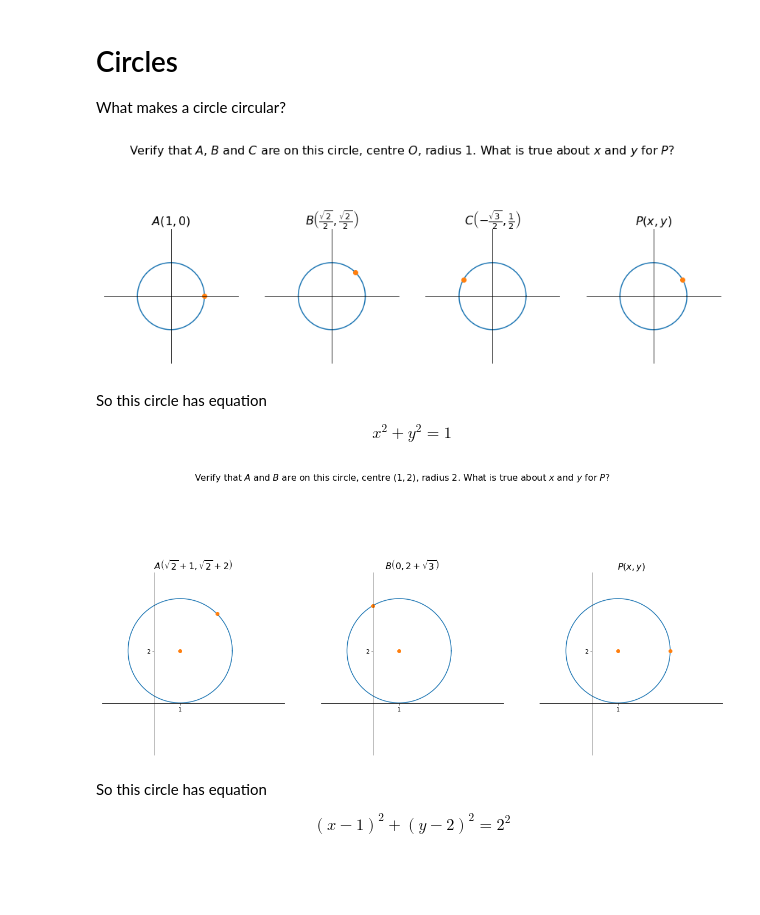
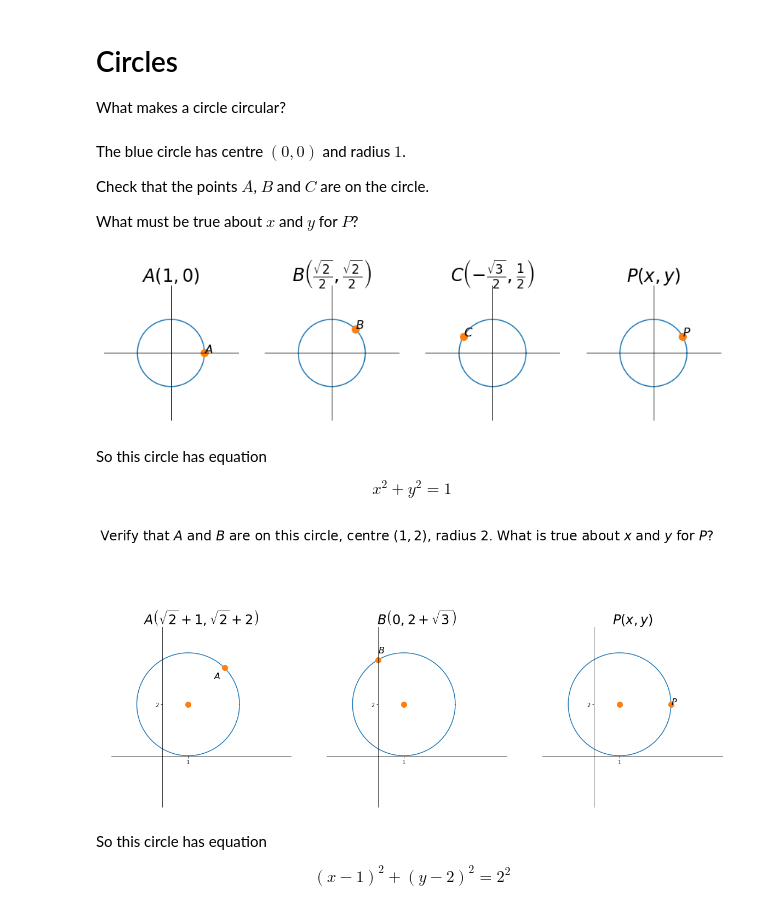
Before and after one commit to adacollege/maths-1-coordinategeometry, a Jupyter notebook: circles.ipynb, the cells around one changed output. Cells and saved outputs as stored; diff of their text form; code cells hidden in the pictures; blank space fills up the shorter version.

Commit message:
edit diagrams for clarity

```diff
--- a/circles.ipynb
+++ b/circles.ipynb
@@ -8,45 +8,50 @@ What makes a circle circular?
 import matplotlib.pyplot as plt
 import numpy as np
 %matplotlib inline
+# %% [markdown]
+The blue circle has centre $(0,0)$ and radius $1$.
+
+Check that the points $A$, $B$ and $C$ are on the circle.
+
+What must be true about $x$ and $y$ for $P$?
 # %%
 ts = np.linspace(0,2*np.pi,500)
 
 xs = np.cos(ts)
 ys = np.sin(ts)
 
 fig, myaxes = plt.subplots(1,4,figsize=(15,6))
-fig.suptitle('Verify that $A$, $B$ and $C$ are on this circle, centre $O$, radius $1$. What is true about $x$ and $y$ for $P$?',fontsize=16)
 for myaxis in myaxes:
     myaxis.set_aspect('equal')
     myaxis.spines['left'].set_position("zero")
     myaxis.spines['bottom'].set_position("zero")
     myaxis.spines['top'].set_visible(False)
     myaxis.spines['right'].set_visible(False)
     myaxis.yaxis.set_ticks_position('left')
     myaxis.xaxis.set_ticks_position('bottom')
     myaxis.set_yticks([])
     myaxis.set_xticks([])
     myaxis.plot(xs,ys)
     myaxis.set_ylim(-2,2)
     myaxis.set_xlim(-2,2)
 
-myaxes[0].plot([1],[0],'o')
-#myaxes[0].annotate("$A$",xy=(np.sqrt(2)/2,-np.sqrt(2)/2))
-myaxes[0].set_title(r'$A\left(1,0\right)$',fontsize=16)
+myaxes[0].plot([1],[0],'o',ms=10)
+myaxes[0].annotate("$A$",xy=(1,0),fontsize=16)
+myaxes[0].set_title(r'$A\left(1,0\right)$',fontsize=24)
 
-myaxes[1].plot([np.sqrt(2)/2],[np.sqrt(2)/2],'o')
-#myaxes[0].annotate("$A$",xy=(np.sqrt(2)/2,-np.sqrt(2)/2))
-myaxes[1].set_title(r'$B\left(\frac{\sqrt{2}}{2},\frac{\sqrt{2}}{2}\right)$',fontsize=16)
+myaxes[1].plot([np.sqrt(2)/2],[np.sqrt(2)/2],'o',ms=10)
+myaxes[1].annotate("$B$",xy=(np.sqrt(2)/2,np.sqrt(2)/2),fontsize=16)
+myaxes[1].set_title(r'$B\left(\frac{\sqrt{2}}{2},\frac{\sqrt{2}}{2}\right)$',fontsize=24)
 
-myaxes[2].plot([-np.sqrt(3)/2],[1/2],'o')
-#myaxes[1].annotate("$B$",xy=(-np.sqrt(3)/2,1/2))
-myaxes[2].set_title(r'$C\left(-\frac{\sqrt{3}}{2},\frac{1}{2}\right)$',fontsize=16)
+myaxes[2].plot([-np.sqrt(3)/2],[1/2],'o',ms=10)
+myaxes[2].annotate("$C$",xy=(-np.sqrt(3)/2,1/2),fontsize=16)
+myaxes[2].set_title(r'$C\left(-\frac{\sqrt{3}}{2},\frac{1}{2}\right)$',fontsize=24)
 
-myaxes[3].plot([np.sqrt(3)/2],[1/2],'o')
-#myaxes[2].annotate("$P$",xy=(np.sqrt(3)/2,1/2))
-myaxes[3].set_title(r'$P\left(x,y\right)$',fontsize=16);
+myaxes[3].plot([np.sqrt(3)/2],[1/2],'o',ms=10)
+myaxes[3].annotate("$P$",xy=(np.sqrt(3)/2,1/2),fontsize=16)
+myaxes[3].set_title(r'$P\left(x,y\right)$',fontsize=24);
 # %% [output]
-[figure, old version]
+[figure, new version]
 # %% [markdown]
 So this circle has equation
 
@@ -58,7 +63,7 @@ xs = 2*np.cos(ts)+1
 ys = 2*np.sin(ts)+2
 
 fig, myaxes = plt.subplots(1,3,figsize=(20,10))
-fig.suptitle('Verify that $A$ and $B$ are on this circle, centre $(1,2)$, radius $2$. What is true about $x$ and $y$ for $P$?',fontsize=16)
+fig.suptitle('Verify that $A$ and $B$ are on this circle, centre $(1,2)$, radius $2$. What is true about $x$ and $y$ for $P$?',fontsize=24)
 for myaxis in myaxes:
     myaxis.set_aspect('equal')
     myaxis.spines['left'].set_position("zero")
@@ -73,18 +78,19 @@ for myaxis in myaxes:
     myaxis.set_ylim(-2,5)
     myaxis.set_xlim(-2,5)
 
-myaxes[0].plot([1,np.sqrt(2)+1],[2,np.sqrt(2)+2],'o')
-myaxes[0].set_title(r'$A\left(\sqrt{2}+1,\sqrt{2}+2\right)$',fontsize=16)
+myaxes[0].plot([1,np.sqrt(2)+1],[2,np.sqrt(2)+2],'o',ms=10)
+myaxes[0].annotate("$A$",xy=(2,3),fontsize=16)
+myaxes[0].set_title(r'$A\left(\sqrt{2}+1,\sqrt{2}+2\right)$',fontsize=24)
 
-myaxes[1].plot([1,0],[2,2+np.sqrt(3)],'o')
-#myaxes[1].annotate("$B$",xy=(-np.sqrt(3)/2,1/2))
-myaxes[1].set_title(r'$B\left(0,2+\sqrt{3}\right)$',fontsize=16)
+myaxes[1].plot([1,0],[2,2+np.sqrt(3)],'o',ms=10)
+myaxes[1].annotate("$B$",xy=(0,4),fontsize=16)
+myaxes[1].set_title(r'$B\left(0,2+\sqrt{3}\right)$',fontsize=24)
 
-myaxes[2].plot([1,3],[2,2],'o')
-#myaxes[2].annotate("$P$",xy=(np.sqrt(3)/2,1/2))
-myaxes[2].set_title(r'$P\left(x,y\right)$',fontsize=16);
+myaxes[2].plot([1,3],[2,2],'o',ms=10)
+myaxes[2].annotate("$P$",xy=(3,2),fontsize=16)
+myaxes[2].set_title(r'$P\left(x,y\right)$',fontsize=24);
 # %% [output]
-[figure, old version]
+[figure, new version]
 # %% [markdown]
 So this circle has equation
 
```
Also changed, not shown: 1 other file.
